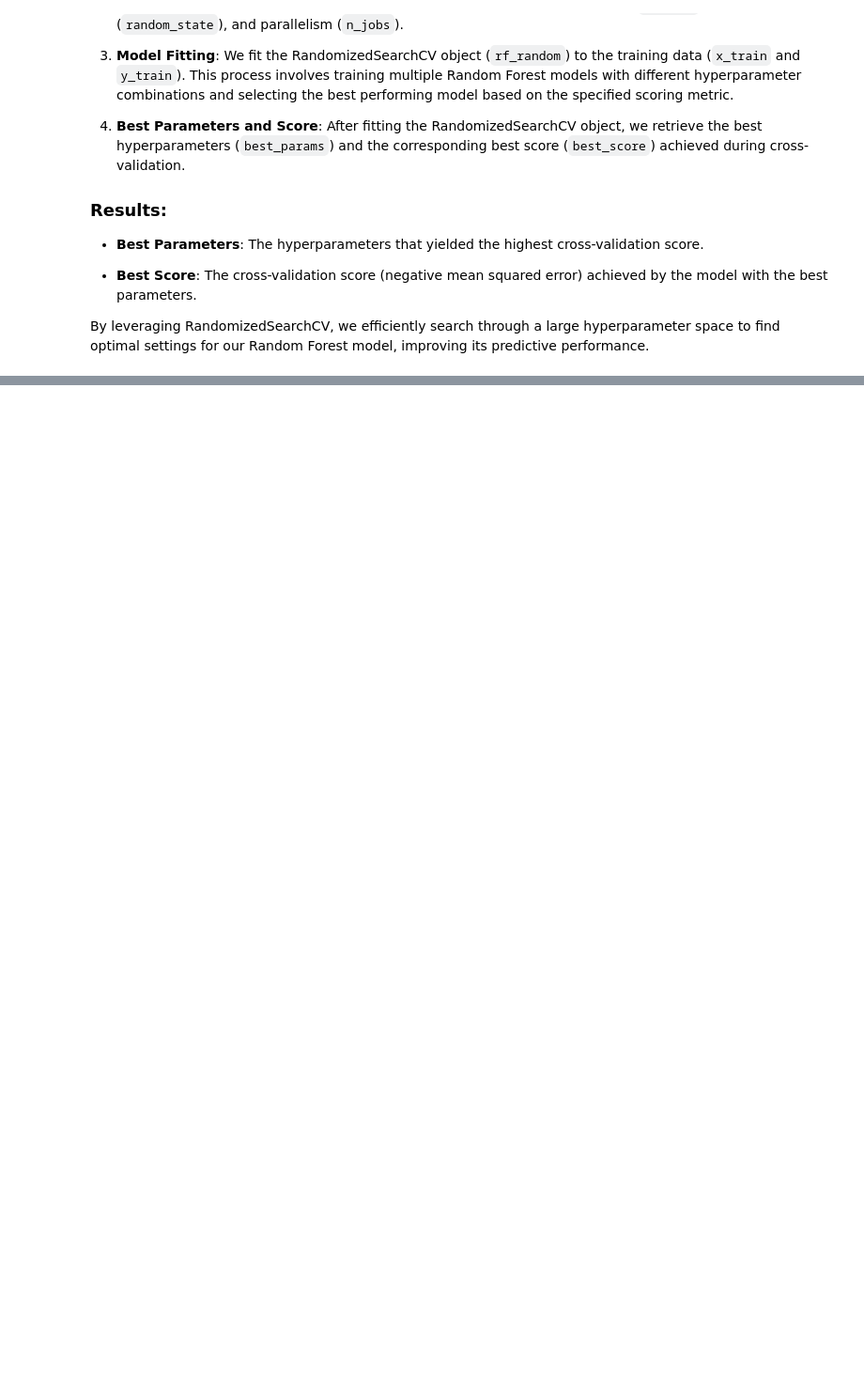
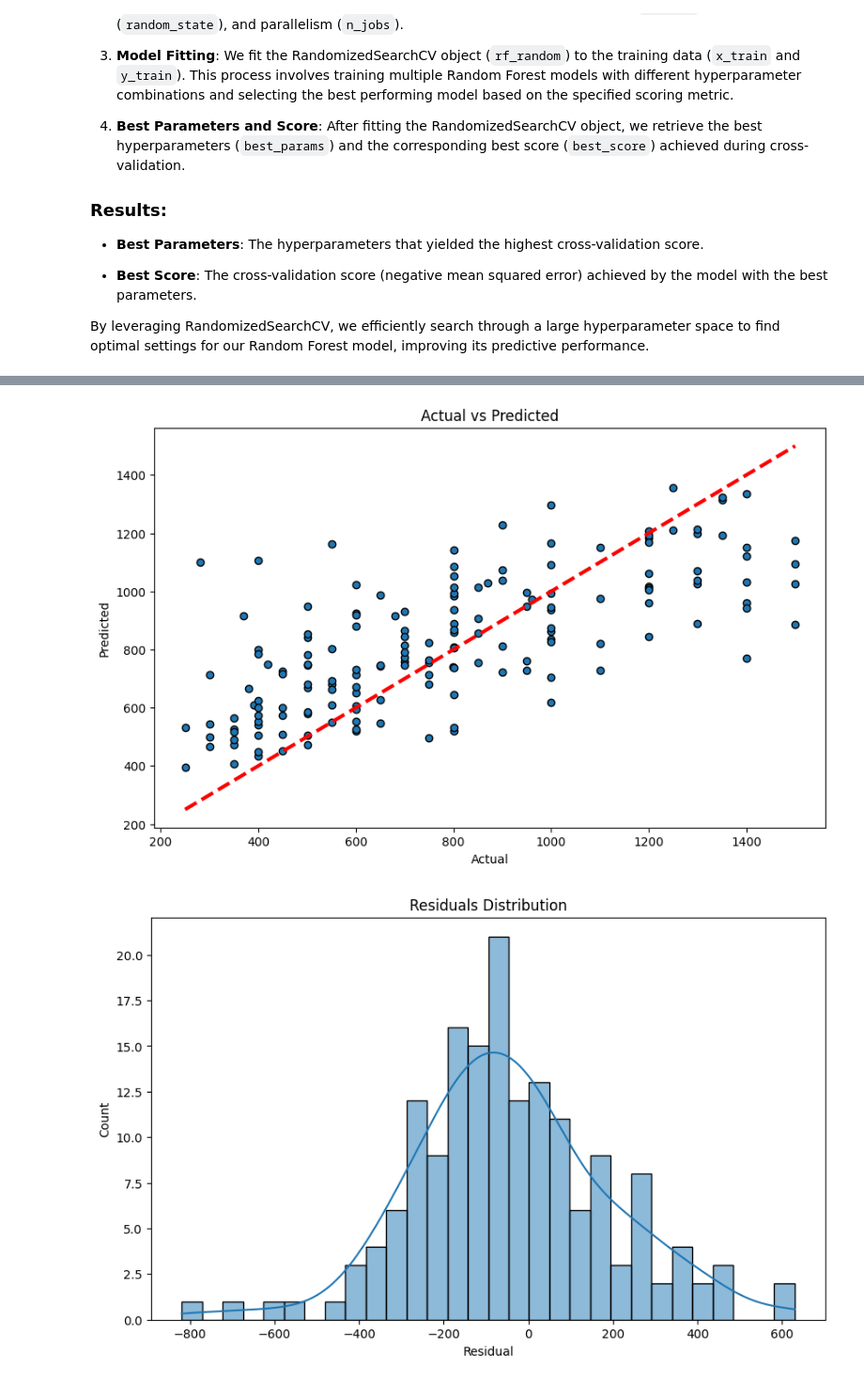
Before and after one commit to dvd998/apartment-data-analysis, a Jupyter notebook: random-forest-regr.ipynb, the cells around one changed output, grey strips where cells are left out. Shown: that part at 94% size. Drawn from its saved outputs; the diff is of its cells as text; code cells hidden in the pictures; blank space fills up the shorter version.

```diff
--- a/random-forest-regr.ipynb
+++ b/random-forest-regr.ipynb
@@ -110,0 +132,25 @@ Best Score (Negative Mean Squared Error): 0.5187281066933535
+# %%
+from sklearn.metrics import mean_squared_error
+
+# Predict on the test set
+y_pred = rf_final.predict(x_test)
+
+# Scatter plot: Actual vs. Predicted
+plt.figure(figsize=(10, 6))
+plt.scatter(y_test, y_pred, edgecolors=(0, 0, 0))
+plt.plot([min(y_test), max(y_test)], [min(y_test), max(y_test)], 'r--', lw=3)
+plt.xlabel('Actual')
+plt.ylabel('Predicted')
+plt.title('Actual vs Predicted')
+plt.show()
+
+# Residuals plot
+residuals = y_test - y_pred
+plt.figure(figsize=(10, 6))
+sns.histplot(residuals, kde=True, bins=30)
+plt.xlabel('Residual')
+plt.title('Residuals Distribution')
+plt.show()
+# %% [output]
+[figure, added]
+[figure, added]
```
Also changed, not shown: parts of 3 cells of this notebook, 12 other files.
